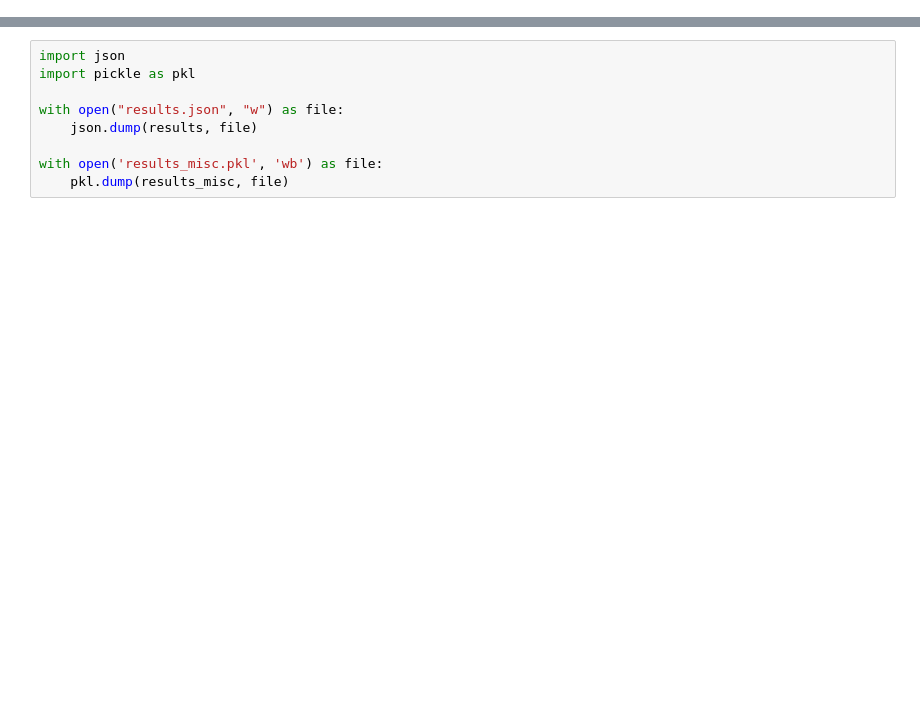
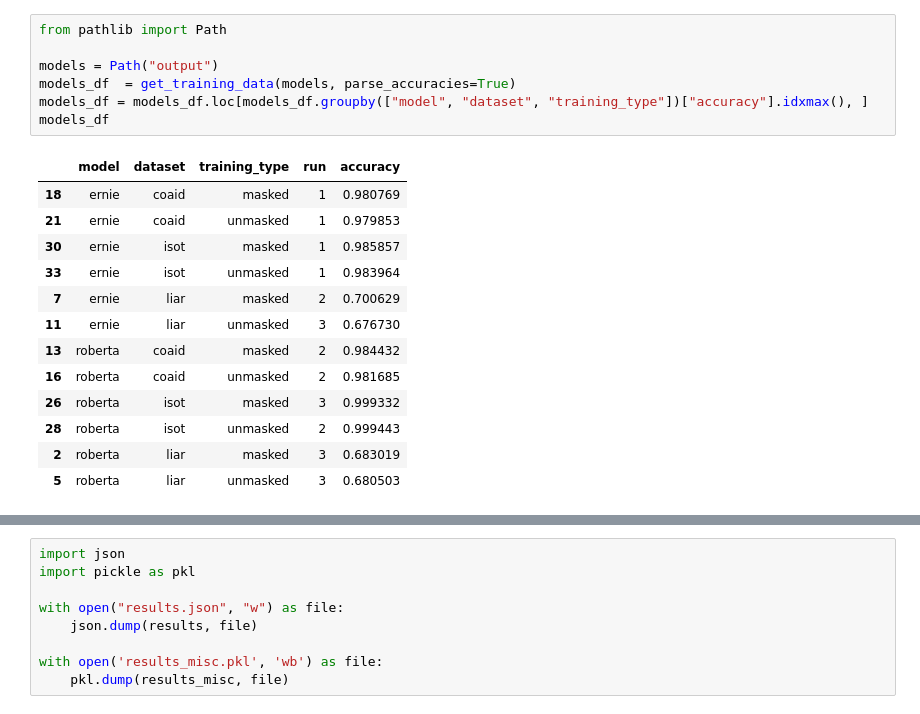
Before and after one commit to azoz01/nlp-2024-fake, a Jupyter notebook: notebooks/results.ipynb, the cells around one changed output, grey strips where cells are left out. Cells and saved outputs as stored; diff of their text form; blank space fills up the shorter version.

```diff
--- a/notebooks/results.ipynb
+++ b/notebooks/results.ipynb
@@ -230,0 +32,21 @@ coaid
+# %%
+from pathlib import Path
+
+models = Path("output")
+models_df  = get_training_data(models, parse_accuracies=True)
+models_df = models_df.loc[models_df.groupby(["model", "dataset", "training_type"])["accuracy"].idxmax(), ]
+models_df
+# %% [output]
+|  | model | dataset | training_type | run | accuracy |
+| 18 | ernie | coaid | masked | 1 | 0.980769 |
+| 21 | ernie | coaid | unmasked | 1 | 0.979853 |
+| 30 | ernie | isot | masked | 1 | 0.985857 |
+| 33 | ernie | isot | unmasked | 1 | 0.983964 |
+| 7 | ernie | liar | masked | 2 | 0.700629 |
+| 11 | ernie | liar | unmasked | 3 | 0.676730 |
+| 13 | roberta | coaid | masked | 2 | 0.984432 |
+| 16 | roberta | coaid | unmasked | 2 | 0.981685 |
+| 26 | roberta | isot | masked | 3 | 0.999332 |
+| 28 | roberta | isot | unmasked | 2 | 0.999443 |
+| 2 | roberta | liar | masked | 3 | 0.683019 |
+| 5 | roberta | liar | unmasked | 3 | 0.680503 |
```
Also changed, not shown: parts of 10 cells of this notebook, 1 other file.
